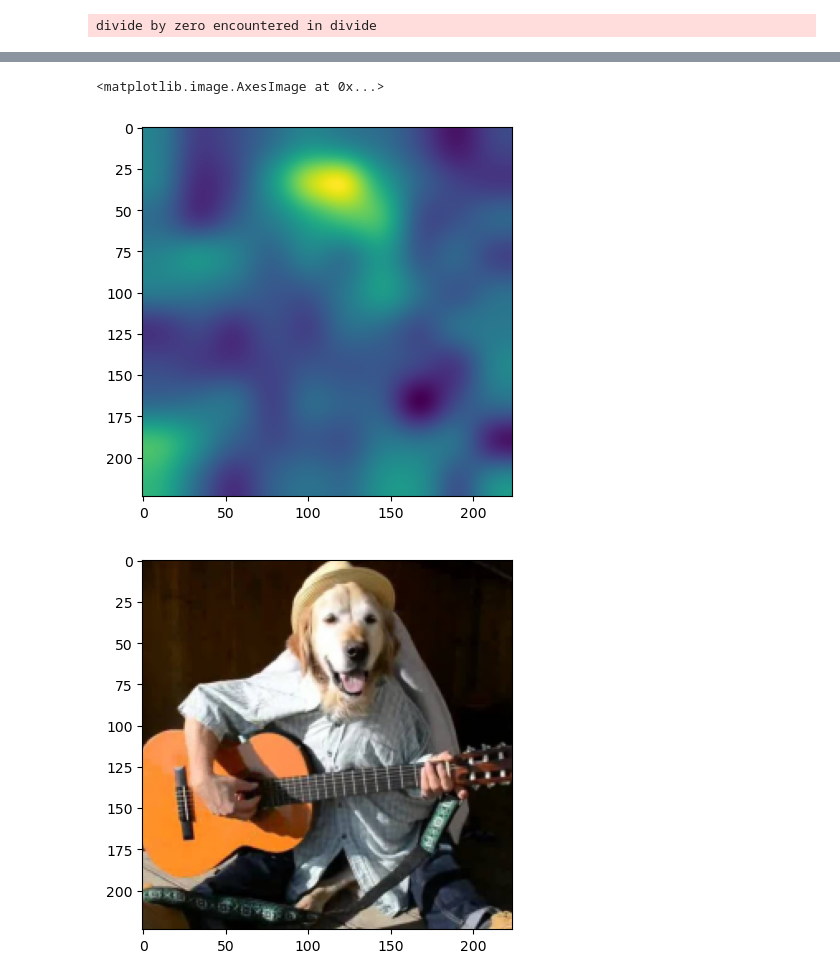
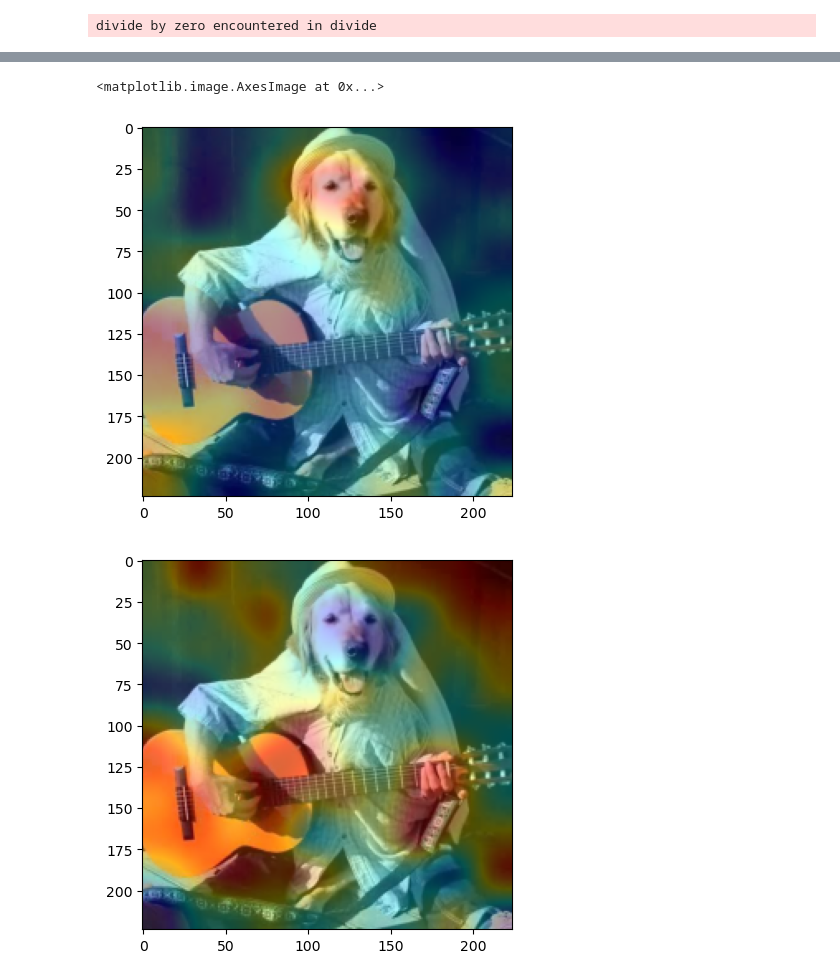
Before and after one commit to guspih/post-hoc-image-perturbation, a Jupyter notebook: torchvision_showcase.ipynb, the cells around one changed output, grey strips where cells are left out. Saved outputs shown, nothing was run; the diff lists cells and outputs as text; code cells hidden in the pictures.

Commit message:
test: Made the torchvision showcase use the image attribution visualizers

```diff
--- a/torchvision_showcase.ipynb
+++ b/torchvision_showcase.ipynb
@@ -87,25 +90,27 @@ import torch
 import torchvision
 from torchvision.transforms import v2
 
+# Import Torchvision utils
+from torch_utils import TorchModelWrapper, ImageToTorch
+
 # Collect an ImageNet pretrained AlexNet model to predict image classes
 alexnet = torchvision.models.alexnet(weights='IMAGENET1K_V1')
 alexnet.eval()
 
-# Create a transform to prepare images for AlexNet
+# Create a transform to prepare images for torchvisiona and AlexNet
 transforms = v2.Compose([
+    ImageToTorch(),
     v2.Normalize(mean=[0.485, 0.456, 0.406], std=[0.229, 0.224, 0.225]),
     v2.Resize((224,224))
 ])
 
-# Cast the images into Pytorch format
-shap_x = transforms(torch.from_numpy(perturbed_shap_imgs).permute((0,3,1,2))).float()
-ciu_x  = transforms(torch.from_numpy(perturbed_ciu_imgs).permute((0,3,1,2))).float()
-rise_x = transforms(torch.from_numpy(perturbed_rise_imgs).permute((0,3,1,2))).float()
+# Use the TorchModelWrapper to transform images to torch for the model and back to numpy after
+model = TorchModelWrapper(alexnet, transforms)
 
-# Calculate the output values for each perturbed image and cast to numpy
-shap_y = alexnet(shap_x).detach().numpy()
-ciu_y  = alexnet(ciu_x).detach().numpy()
-rise_y = alexnet(rise_x).detach().numpy()
+# Calculate the output values for each perturbed image
+shap_y = model(perturbed_shap_imgs)
+ciu_y  = model(perturbed_ciu_imgs)
+rise_y = model(perturbed_rise_imgs)
 # %%
 # The ImageNet indexes for labrador and acoustic guitar
 labrador = 208
@@ -207,16 +203,18 @@ plt.imshow(rise_gui_img[0])
 # %%
 # Pixel attribution by faded grid+random_sampler+noisy perturbation+RISE
 
-# Since RISE can attribute to each pixel, we can just print that as a "grayscale" imag
+# Since RISE can attribute to each pixel, we can use that attribution directly as a heatmap
 # If the perturbation masks had not been faded, each pixel would have the same attribution as its segment
-# Brighter areas have higher attribution than darker areas
+heatmap_visualizer = HeatmapVisualizer(normalize=True, image_weight=0.7, invert_colormap=True)
+lab_rise_pixels_visual = heatmap_visualizer(lab_rise, img, grid_masks, pixel_mask=lab_rise_pixels)
+gui_rise_pixels_visual = heatmap_visualizer(gui_rise, img, grid_masks, pixel_mask=gui_rise_pixels)
+
+# Display a heatmap of pixel attribution overlaid the original image
 plt.figure()
-plt.imshow(lab_rise_pixels)
+plt.imshow(lab_rise_pixels_visual)
 plt.figure()
-plt.imshow(img)
-plt.figure()
-plt.imshow(gui_rise_pixels)
+plt.imshow(gui_rise_pixels_visual)
 # %% [output]
 <matplotlib.image.AxesImage at 0x...>
-[figure, old version]
+[figure, new version]
-[figure, old version]
+[figure, new version]
```
Also changed, not shown: parts of 9 cells of this notebook.
